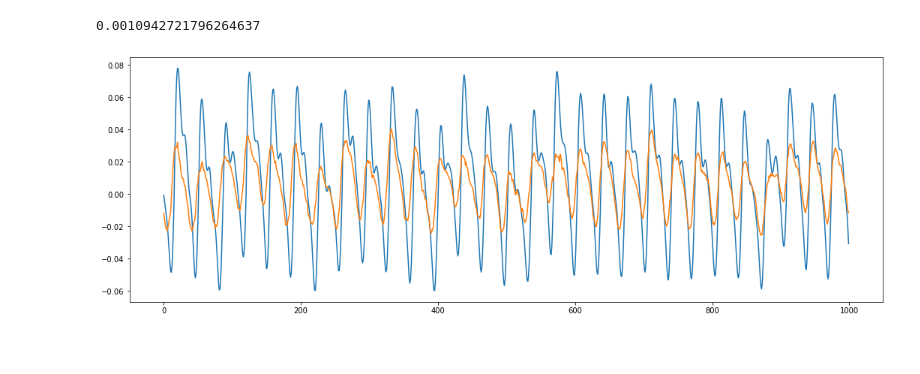
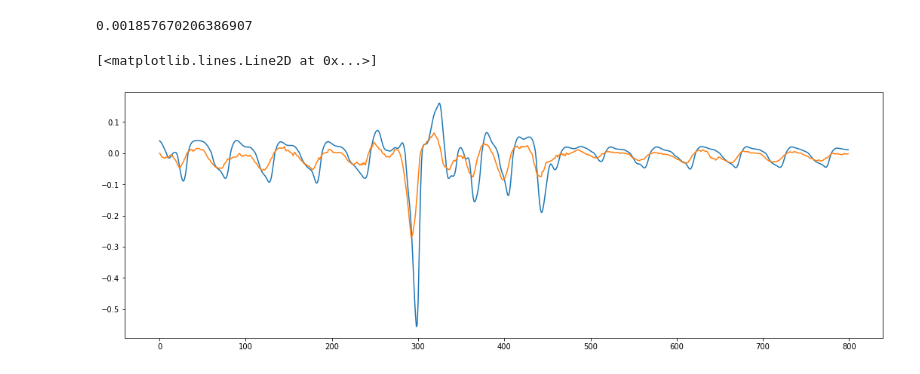
Before and after one commit to arnavpon/pydroid, a Jupyter notebook: example/android/app/src/main/python/pipeline-dev/pipeline-v1/ml.v1.ipynb, the cells around one changed output. Drawn from its saved outputs; the diff is of its cells as text; code cells hidden in the pictures; blank space fills up the shorter version.

```diff
--- a/example/android/app/src/main/python/pipeline-dev/pipeline-v1/ml.v1.ipynb
+++ b/example/android/app/src/main/python/pipeline-dev/pipeline-v1/ml.v1.ipynb
@@ -16,7 +16,7 @@ from truth import IeeeGroundTruth
 %matplotlib inline
 plt.rcParams['figure.figsize'] = [18, 6]
 # %%
-truth = IeeeGroundTruth(5, 1, directory = 'channel_data3')  # basic method
+truth = IeeeGroundTruth(1, 1, directory = 'channel_data3')  # basic method
 
 truth.align_rgb_bvp()
 truth.fill_nans()
@@ -61,21 +61,19 @@ class RppgMl:
     def eval_skl(self):
         return mean_squared_error(self.y_test, self.predict_skl(self.X_test))
 # %%
-data = truth.prepare_data_for_ml().iloc[1000: 3000, :]
+data = truth.prepare_data_for_ml()#.iloc[1000: 3000, :]
 ml = RppgMl(data)
 ml.train_skl(RandomForestRegressor)
 ml.eval_skl()
 # %% [output]
-0.0010942721796264637
+0.001857670206386907
 # %%
 pred = ml.predict_skl(ml.X.to_numpy())
 pred = n_moving_avg(pred, 10)
-pred = resample(pred, len(truth.bvp[1: ][1000: 3000]))
-bvp = truth.bvp[1: ][1000: 3000]
-if len(pred) == len(bvp):
-    plt.plot(bvp[0: 1000])
-    plt.plot(pred[0: 1000])
-else:
-    print(len(pred), len(bvp))
+orig = len(pred)
+pred = resample(pred, len(data.bvp))
+plt.plot(data.bvp.to_numpy()[1000: 1800])
+plt.plot(pred[1000: 1800])
 # %% [output]
+[<matplotlib.lines.Line2D at 0x...>]
-[figure, old version]
+[figure, new version]
```
